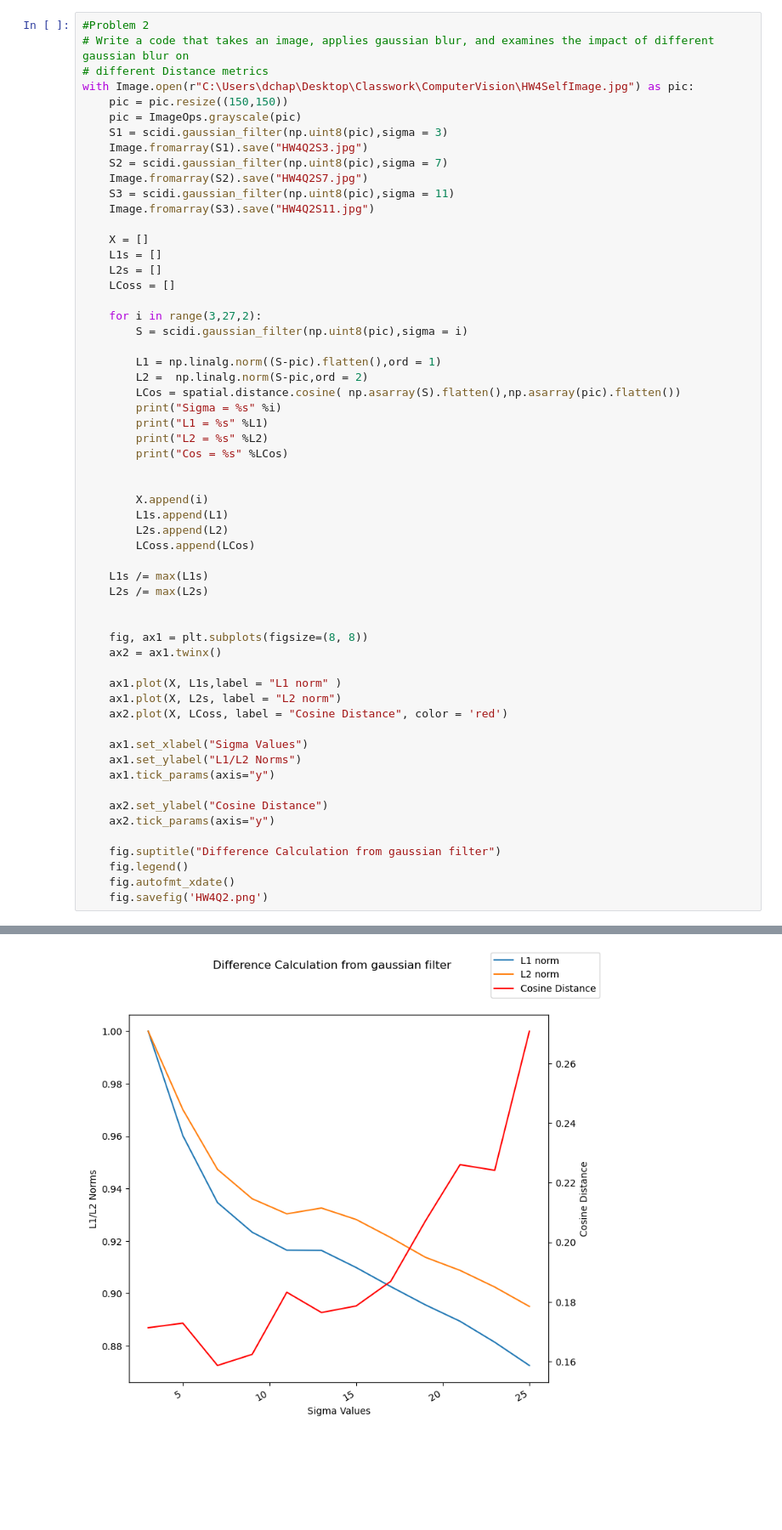
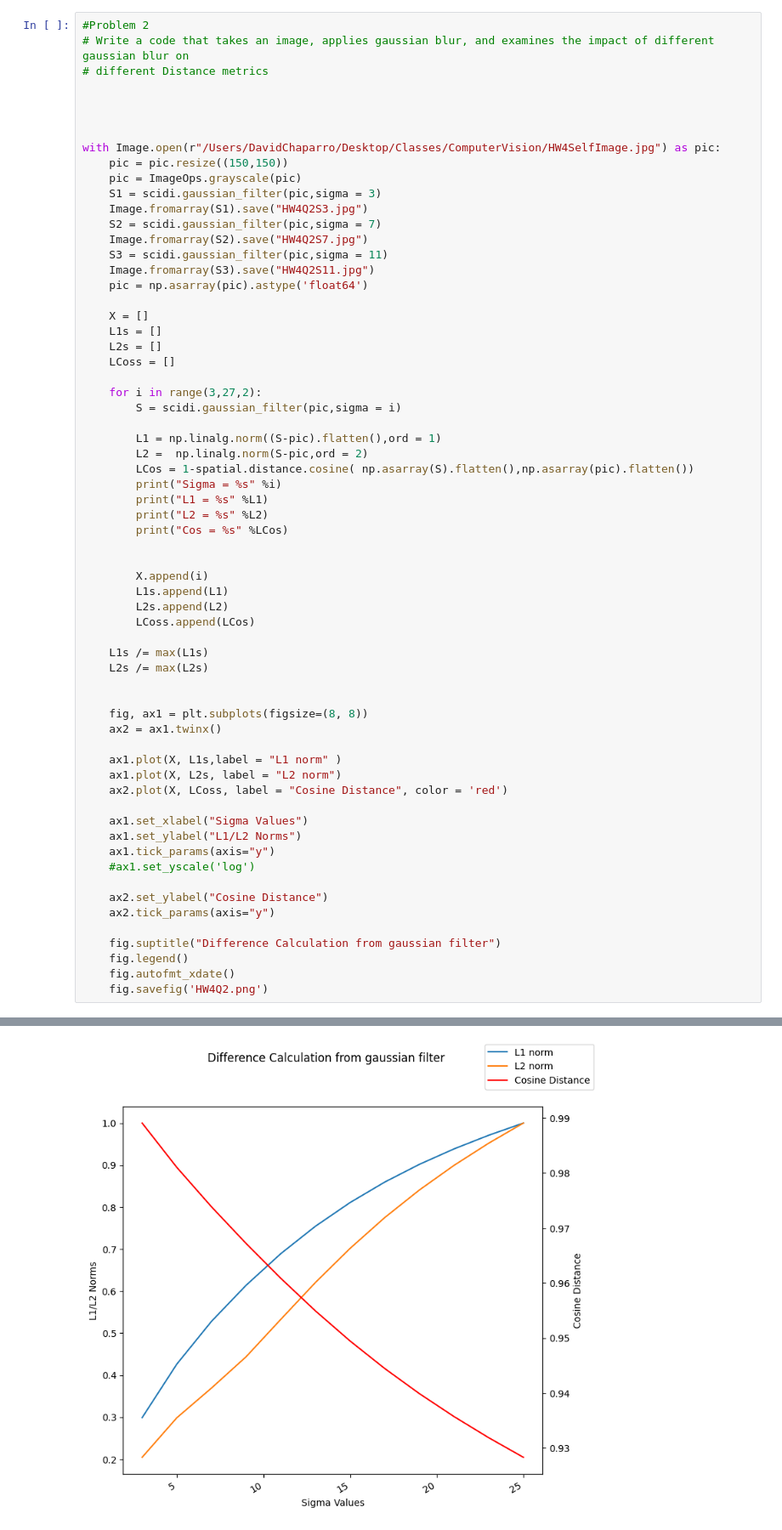
Before and after one commit to Chaps42/ComputerVision, a Jupyter notebook: CVHW4.ipynb, the cells around one changed output, grey strips where cells are left out. Shown at 85% size. Saved outputs shown, nothing was run; the diff lists cells and outputs as text; blank space fills up the shorter version.

```diff
--- a/CVHW4.ipynb
+++ b/CVHW4.ipynb
@@ -14,15 +15,20 @@ np.set_printoptions(linewidth=np.inf)
 #Problem 2
 # Write a code that takes an image, applies gaussian blur, and examines the impact of different gaussian blur on
 # different Distance metrics
-with Image.open(r"C:\Users\dchap\Desktop\Classwork\ComputerVision\HW4SelfImage.jpg") as pic:
+
+
+
+
+with Image.open(r"/Users/DavidChaparro/Desktop/Classes/ComputerVision/HW4SelfImage.jpg") as pic:
     pic = pic.resize((150,150))
     pic = ImageOps.grayscale(pic)
-    S1 = scidi.gaussian_filter(np.uint8(pic),sigma = 3)
+    S1 = scidi.gaussian_filter(pic,sigma = 3)
     Image.fromarray(S1).save("HW4Q2S3.jpg")
-    S2 = scidi.gaussian_filter(np.uint8(pic),sigma = 7)
+    S2 = scidi.gaussian_filter(pic,sigma = 7)
     Image.fromarray(S2).save("HW4Q2S7.jpg")
-    S3 = scidi.gaussian_filter(np.uint8(pic),sigma = 11)
+    S3 = scidi.gaussian_filter(pic,sigma = 11)
     Image.fromarray(S3).save("HW4Q2S11.jpg")
+    pic = np.asarray(pic).astype('float64')
 
     X = []
     L1s = []
@@ -30,11 +36,11 @@ with Image.open(r"C:\Users\dchap\Desktop\Classwork\ComputerVision\HW4SelfImage.j
     LCoss = []
 
     for i in range(3,27,2):
-        S = scidi.gaussian_filter(np.uint8(pic),sigma = i)
+        S = scidi.gaussian_filter(pic,sigma = i)
 
         L1 = np.linalg.norm((S-pic).flatten(),ord = 1)
         L2 =  np.linalg.norm(S-pic,ord = 2)
-        LCos = spatial.distance.cosine( np.asarray(S).flatten(),np.asarray(pic).flatten())
+        LCos = 1-spatial.distance.cosine( np.asarray(S).flatten(),np.asarray(pic).flatten())
         print("Sigma = %s" %i)
         print("L1 = %s" %L1)
         print("L2 = %s" %L2)
@@ -60,6 +66,7 @@ with Image.open(r"C:\Users\dchap\Desktop\Classwork\ComputerVision\HW4SelfImage.j
     ax1.set_xlabel("Sigma Values")
     ax1.set_ylabel("L1/L2 Norms")
     ax1.tick_params(axis="y")
+    #ax1.set_yscale('log')
 
     ax2.set_ylabel("Cosine Distance")
     ax2.tick_params(axis="y")
@@ -89,3 +96,3 @@ Cos = 0.2708461308493533
-[figure, old version]
+[figure, new version]
 # %%
 #3 asks us to create a random noise photo
```
Also changed, not shown: parts of 5 cells of this notebook, 11 other files.
